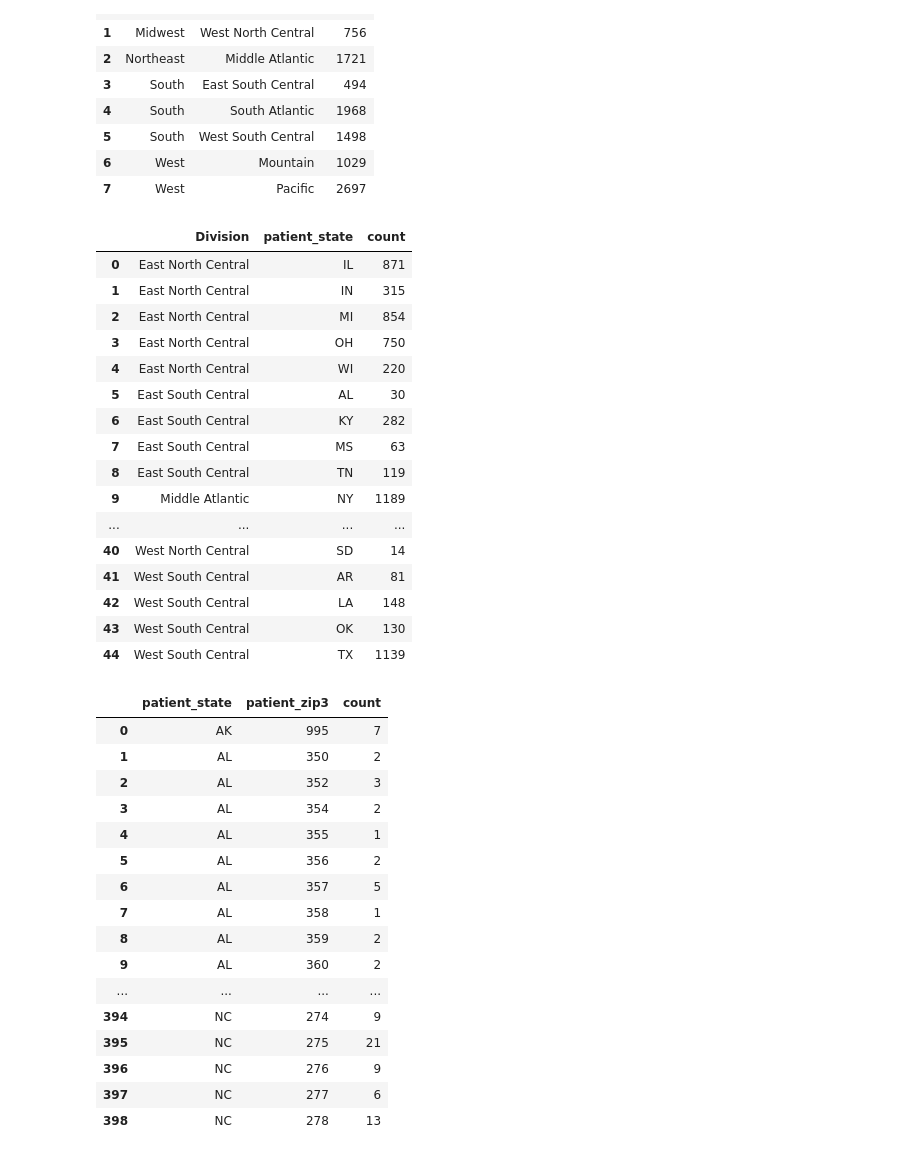
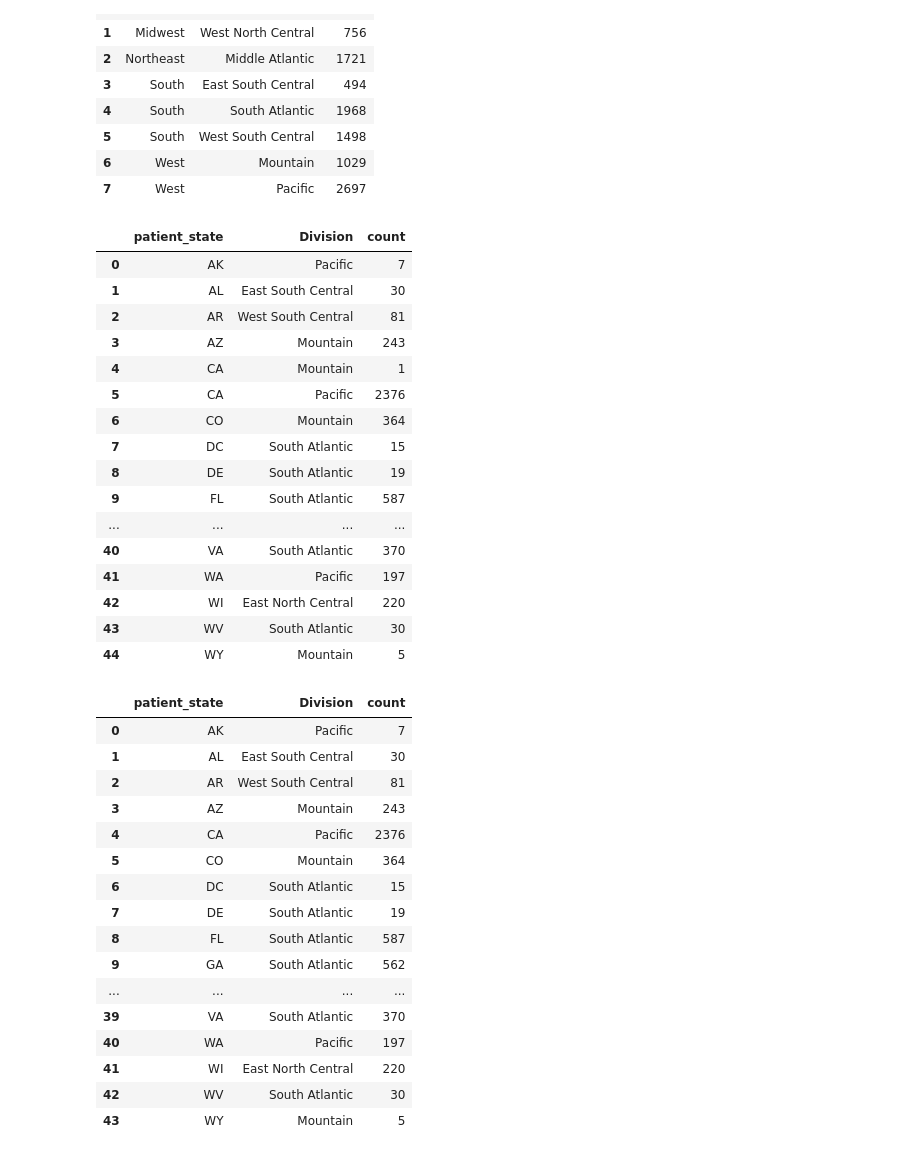
Before and after one commit to Chaitanya-surisetty/DataComp, a Jupyter notebook: TestFile.ipynb, the cells around one changed output. Cells and saved outputs as stored; diff of their text form; code cells hidden in the pictures.

```diff
--- a/TestFile.ipynb
+++ b/TestFile.ipynb
@@ -172,42 +183,46 @@ newData.groupby(["Region","Division"]).size().reset_index(name="count")
 | 6 | West | Mountain | 1029 |
 | 7 | West | Pacific | 2697 |
 # %%
-newData.groupby(["Division","patient_state"]).size().reset_index(name="count")
+newData.groupby(["patient_state","Division"]).size().reset_index(name="count")
 # %% [output]
-|  | Division | patient_state | count |
-| 0 | East North Central | IL | 871 |
-| 1 | East North Central | IN | 315 |
-| 2 | East North Central | MI | 854 |
-| 3 | East North Central | OH | 750 |
-| 4 | East North Central | WI | 220 |
-| 5 | East South Central | AL | 30 |
-| 6 | East South Central | KY | 282 |
-| 7 | East South Central | MS | 63 |
-| 8 | East South Central | TN | 119 |
-| 9 | Middle Atlantic | NY | 1189 |
+|  | patient_state | Division | count |
+| 0 | AK | Pacific | 7 |
+| 1 | AL | East South Central | 30 |
+| 2 | AR | West South Central | 81 |
+| 3 | AZ | Mountain | 243 |
+| 4 | CA | Mountain | 1 |
+| 5 | CA | Pacific | 2376 |
+| 6 | CO | Mountain | 364 |
+| 7 | DC | South Atlantic | 15 |
+| 8 | DE | South Atlantic | 19 |
+| 9 | FL | South Atlantic | 587 |
 | ... | ... | ... | ... |
-| 40 | West North Central | SD | 14 |
-| 41 | West South Central | AR | 81 |
-| 42 | West South Central | LA | 148 |
-| 43 | West South Central | OK | 130 |
-| 44 | West South Central | TX | 1139 |
+| 40 | VA | South Atlantic | 370 |
+| 41 | WA | Pacific | 197 |
+| 42 | WI | East North Central | 220 |
+| 43 | WV | South Atlantic | 30 |
+| 44 | WY | Mountain | 5 |
+# %%
+i = newData[((newData.patient_state == "CA") & (newData.Division == "Mountain"))].index
+# %%
+newData = newData.drop(i)
 # %%
-newData.groupby(["patient_state","patient_zip3"]).size().reset_index(name="count")
+newData.groupby(["patient_state","Division"]).size().reset_index(name="count")
 # %% [output]
-|  | patient_state | patient_zip3 | count |
-| 0 | AK | 995 | 7 |
-| 1 | AL | 350 | 2 |
-| 2 | AL | 352 | 3 |
-| 3 | AL | 354 | 2 |
-| 4 | AL | 355 | 1 |
-| 5 | AL | 356 | 2 |
-| 6 | AL | 357 | 5 |
-| 7 | AL | 358 | 1 |
-| 8 | AL | 359 | 2 |
-| 9 | AL | 360 | 2 |
+|  | patient_state | Division | count |
+| 0 | AK | Pacific | 7 |
+| 1 | AL | East South Central | 30 |
+| 2 | AR | West South Central | 81 |
+| 3 | AZ | Mountain | 243 |
+| 4 | CA | Pacific | 2376 |
+| 5 | CO | Mountain | 364 |
+| 6 | DC | South Atlantic | 15 |
+| 7 | DE | South Atlantic | 19 |
+| 8 | FL | South Atlantic | 587 |
+| 9 | GA | South Atlantic | 562 |
 | ... | ... | ... | ... |
-| 394 | NC | 274 | 9 |
-| 395 | NC | 275 | 21 |
-| 396 | NC | 276 | 9 |
-| 397 | NC | 277 | 6 |
-| 398 | NC | 278 | 13 |
+| 39 | VA | South Atlantic | 370 |
+| 40 | WA | Pacific | 197 |
+| 41 | WI | East North Central | 220 |
+| 42 | WV | South Atlantic | 30 |
+| 43 | WY | Mountain | 5 |
```
Also changed, not shown: parts of 9 cells of this notebook.
